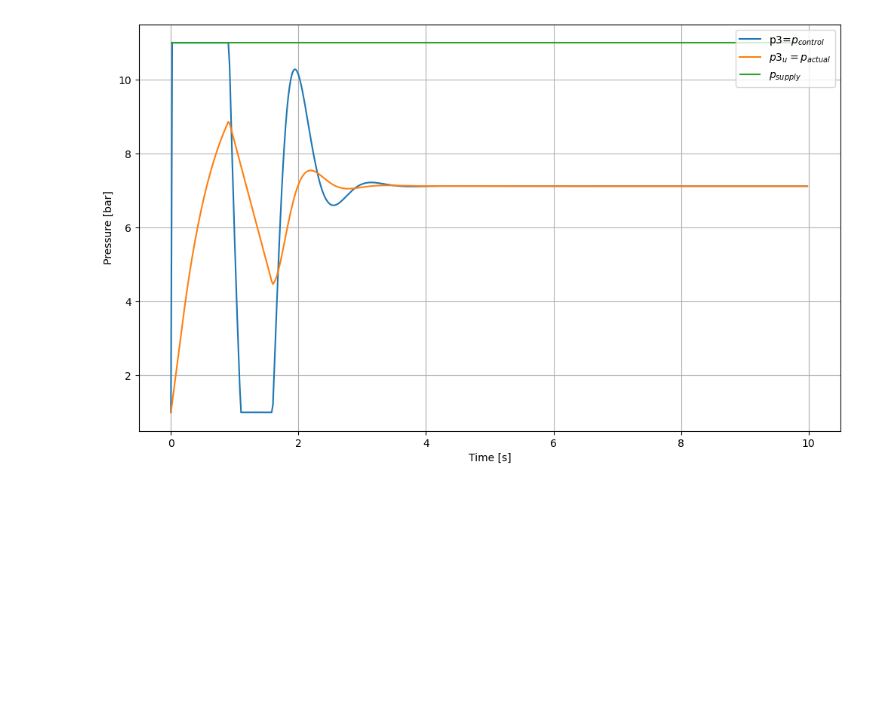
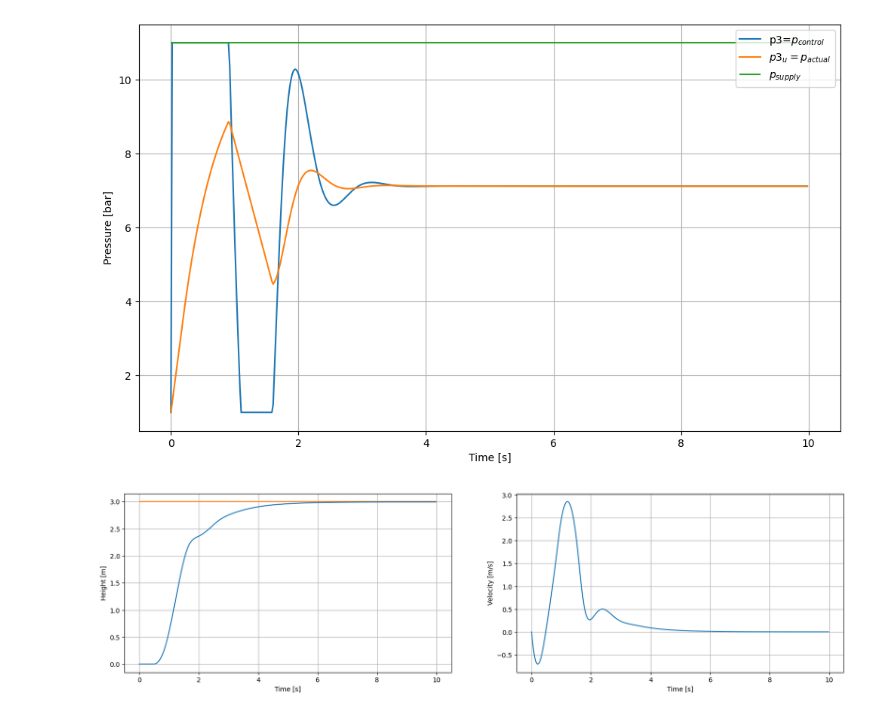
Before and after one commit to Pljwachs/Control-and-Simulation-of-Rocket-Hopper, a Jupyter notebook: src/RK4_validation.ipynb, the cells around one changed output. Drawn from its saved outputs; the diff is of its cells as text; code cells hidden in the pictures; blank space fills up the shorter version.

```diff
--- a/src/RK4_validation.ipynb
+++ b/src/RK4_validation.ipynb
@@ -116,6 +81,7 @@ Me=1.8486328125000004
 
 md4n_term=A_throat/np.sqrt(T_4*R_gas/(M*gamma)) * np.power((gamma+1)/2, -(gamma+1)/(2*(gamma-1)))
 ve_term=(2*gamma*R_gas*T_4)/(gamma-1)/M
+pe_term=1/np.power(1+((gamma-1)/2*Me**2), gamma/(gamma-1))
 
 ve_suggest_val=float(np.sqrt(ve_term * (1 - np.power(0.1615, (gamma - 1) / gamma))))
 print("ve_suggest_value:", ve_suggest_val)
@@ -127,22 +93,22 @@ print("Basic force need to sustain horizontal at the equilibrium is: ", thrust_r
 print("Basic pressure command to reach equilibrium at target", x_target, ":", pressure_req, " [Pa]")
 
 ######################################################################
-## For MPC parameter
+## For MPC parameter (cost function)
 Q=np.array([[10.0,0.0],[0.0,10.0]])
 R=np.array([0.01])
-rho=np.array([0.1])                        #damping term (not used right now)
 Qf=10*Q
-N=50
+
+N=50                                            # horizon
 
 # initial input
-u0=np.array([1e5]).reshape(-1,1)
-z0=np.array([0.0,pe_t0]).reshape(-1,1)              #md4n pe
+u0=np.array([p3_u_t0]).reshape(-1,1)            # control input p3_u
+z0=np.array([md4n_t0,pe_t0]).reshape(-1,1)      # algebraic parameter  initial value: md4n pe
 
-#target state
-xs=np.array([x_target,0.0]).reshape(-1,1)           # x v
+#target state: xs / initial state x0
+xs=np.array([x_target,0.0]).reshape(-1,1)
 x0=np.array([motion_t0[0],motion_t0[1]]).reshape(-1,1)
-mpc=MPCController(motion_t0,u0,z0,Q,R,Qf,rho,xs,20,N)  # 100Hz (can set as the same as the simulation loop to prevent oscillation, but need to consider the cost)
-# Side Note: If the MPC frequency is the same as the simulation frequency can reduce strange oscillation
+mpc=MPCController(motion_t0,u0,z0,Q,R,Qf,xs,20,N)  # Hz
+# Side Note: If the MPC frequency is the same as the simulation frequency can reduce strange oscillation, but need to consider the cost
 
 mpc.setup()
 # %% [output]
@@ -328,3 +269,25 @@ plt.legend()
 # %% [output]
 <matplotlib.legend.Legend at 0x...>
 [figure]
+# %%
+# Visualization
+
+# part 3: motion
+plt.figure(figsize=(20,5))
+plt.subplot(121)
+plt.hlines(x_target,xmin=0,xmax=tf,label="target",colors="C1")
+plt.plot(time[:-1], motion_t[0, :-1], label='x', color="C0")
+plt.xlabel('Time [s]')
+plt.ylabel('Height [m]')
+plt.grid()
+
+
+plt.subplot(122)
+plt.plot(time[:-1], motion_t[1, :-1], label='v')
+plt.xlabel('Time [s]')
+plt.ylabel('Velocity [m/s]')
+plt.grid()
+
+plt.show()
+# %% [output]
+[figure, new version]
```
Also changed, not shown: parts of 4 cells of this notebook, 6 other files.
